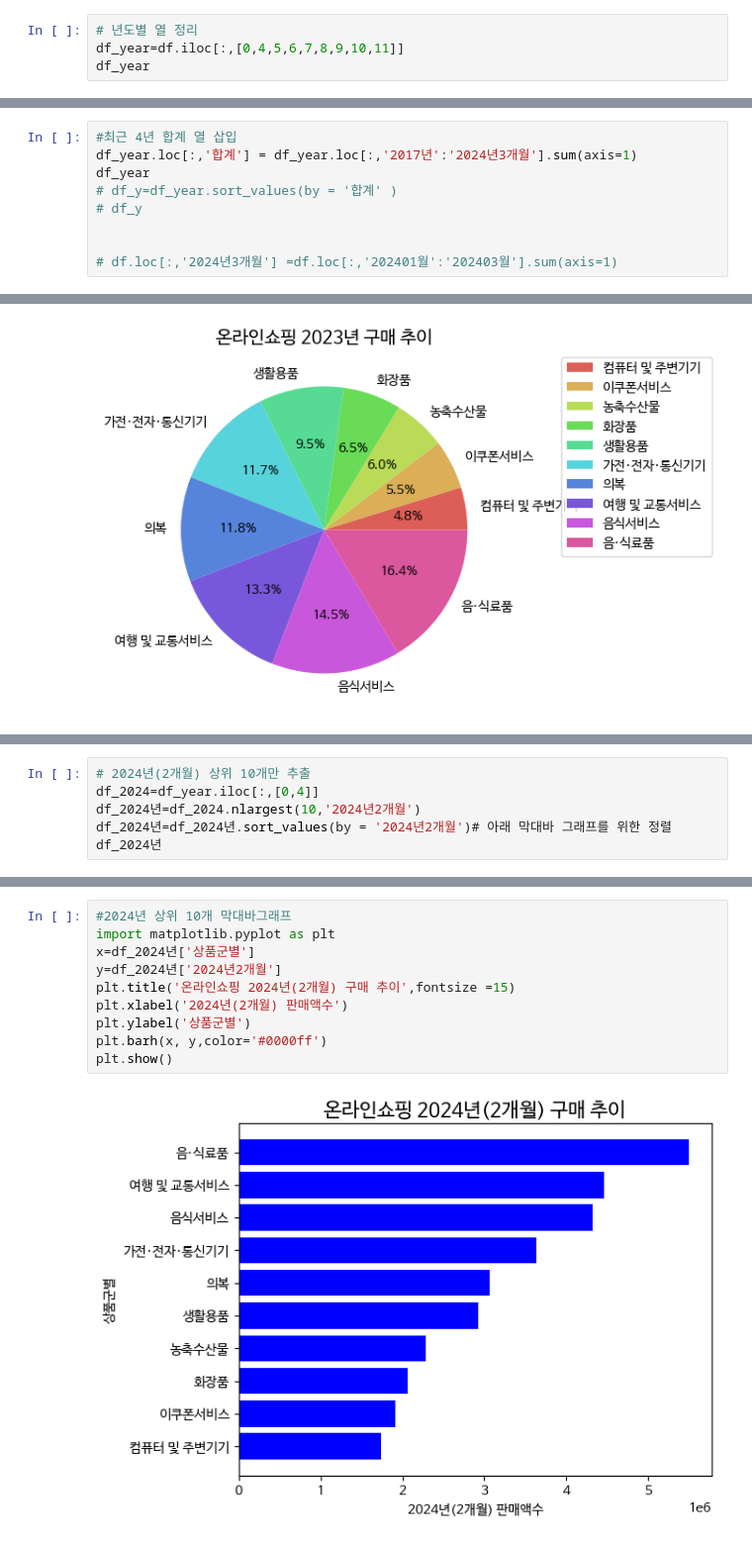
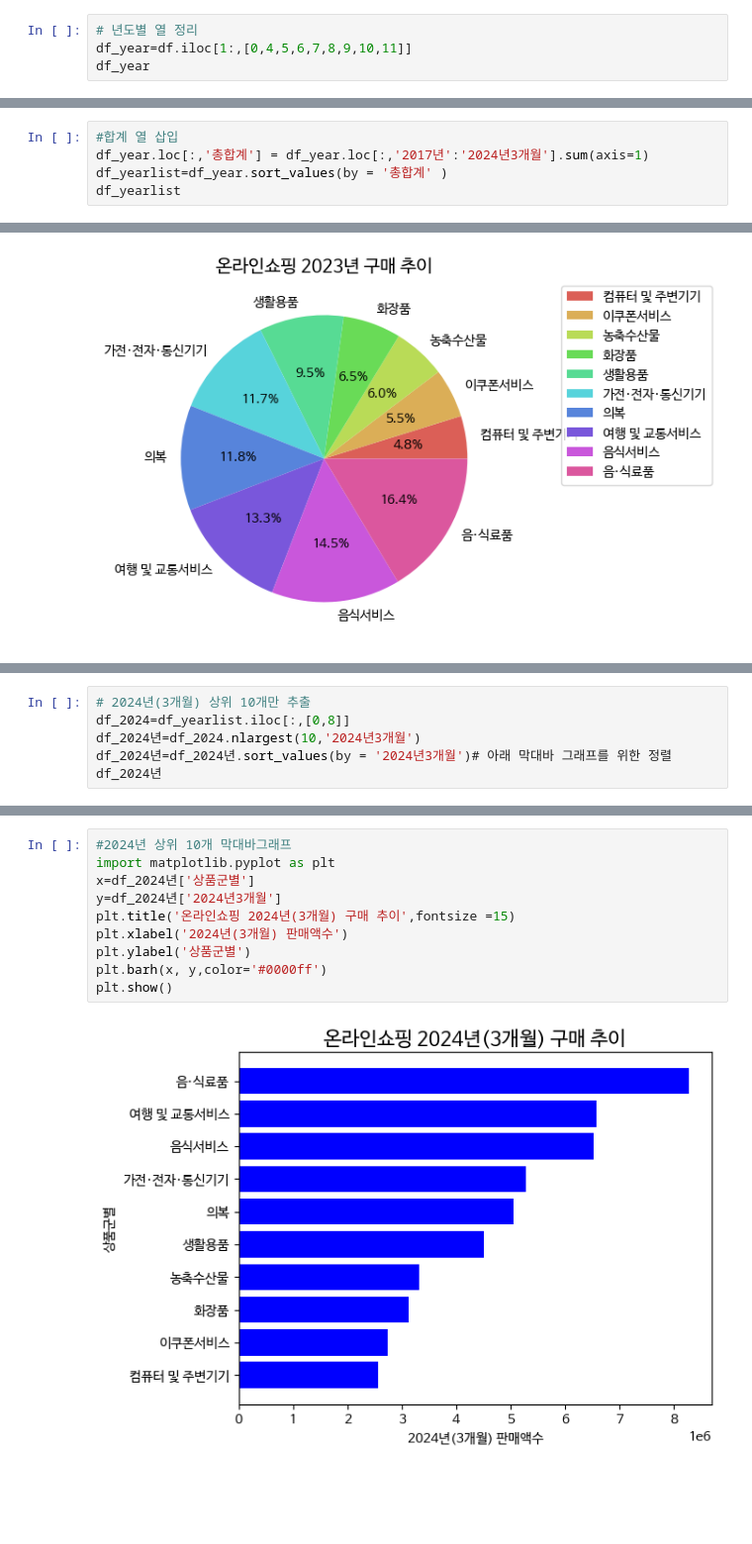
Before and after one commit to sujag281/dataanalysis, a Jupyter notebook: 온라인쇼핑몰2017_202403.ipynb, the cells around one changed output, grey strips where cells are left out. Shown at 99% size. Drawn from its saved outputs; the diff is of its cells as text; blank space fills up the shorter version.

```diff
--- a/온라인쇼핑몰2017_202403.ipynb
+++ b/온라인쇼핑몰2017_202403.ipynb
@@ -257,7 +257,7 @@ df
 | 66 | 이쿠폰서비스 | 903907 | 972416 | 867516 | 1201628 | 2108542 | 3380026 | 4495179 | 6099697 | 7535413 | 10064899 | ... |
 # %%
 # 년도별 열 정리
-df_year=df.iloc[:,[0,4,5,6,7,8,9,10,11]]
+df_year=df.iloc[1:,[0,4,5,6,7,8,9,10,11]]
 df_year
 # %% [output]
 |  | 상품군별 | 2017년 | 2018년 | 2019년 | 2020년 | 2021년 | 2022년 | 2023년 | 2024년3개월 |
@@ -278,12 +278,8 @@ df_year
 | 39 | 아동·유아용품 | 3387178 | 3615293 | 4049808 | 4687867 | 4941028 | 5196758 | 5243221 | 1282422 |
 | 66 | 이쿠폰서비스 | 1201628 | 2108542 | 3380026 | 4495179 | 6099697 | 7535413 | 10064899 | 2743839 |
 # %%
-#최근 4년 합계 열 삽입
-df_year.loc[:,'합계'] = df_year.loc[:,'2017년':'2024년3개월'].sum(axis=1)
-df_year
-# df_y=df_year.sort_values(by = '합계' )
-# df_y
-
-
-# df.loc[:,'2024년3개월'] =df.loc[:,'202401월':'202403월'].sum(axis=1)
+#합계 열 삽입
+df_year.loc[:,'총합계'] = df_year.loc[:,'2017년':'2024년3개월'].sum(axis=1)
+df_yearlist=df_year.sort_values(by = '총합계' )
+df_yearlist
 # %% [output]
@@ -545,7 +625,7 @@ plt.show()
 # %%
-# 2024년(2개월) 상위 10개만 추출
-df_2024=df_year.iloc[:,[0,4]]
-df_2024년=df_2024.nlargest(10,'2024년2개월')
-df_2024년=df_2024년.sort_values(by = '2024년2개월')# 아래 막대바 그래프를 위한 정렬
+# 2024년(3개월) 상위 10개만 추출
+df_2024=df_yearlist.iloc[:,[0,8]]
+df_2024년=df_2024.nlargest(10,'2024년3개월')
+df_2024년=df_2024년.sort_values(by = '2024년3개월')# 아래 막대바 그래프를 위한 정렬
 df_2024년
 # %% [output]
@@ -563,15 +643,15 @@ df_2024년
 # %%
 #2024년 상위 10개 막대바그래프
 import matplotlib.pyplot as plt
 x=df_2024년['상품군별']
-y=df_2024년['2024년2개월']
-plt.title('온라인쇼핑 2024년(2개월) 구매 추이',fontsize =15)
-plt.xlabel('2024년(2개월) 판매액수')
+y=df_2024년['2024년3개월']
+plt.title('온라인쇼핑 2024년(3개월) 구매 추이',fontsize =15)
+plt.xlabel('2024년(3개월) 판매액수')
 plt.ylabel('상품군별')
 plt.barh(x, y,color='#0000ff')
 plt.show()
 # %% [output]
-[figure, old version]
+[figure, new version]
 # %%
 #2024년 상위 10개 파이그래프
 import matplotlib.pyplot as plt
```
Also changed, not shown: parts of 20 cells of this notebook.
